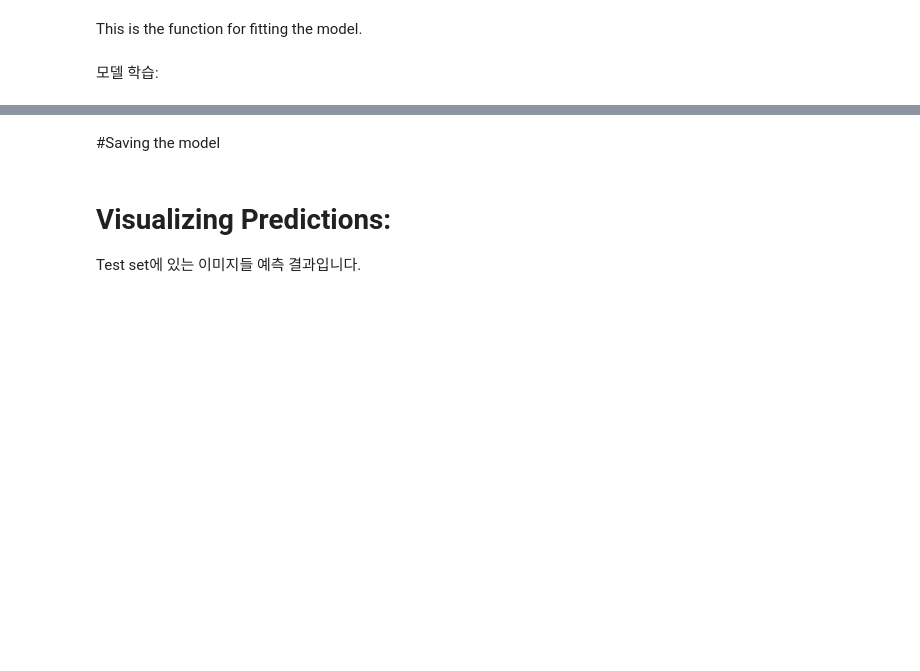
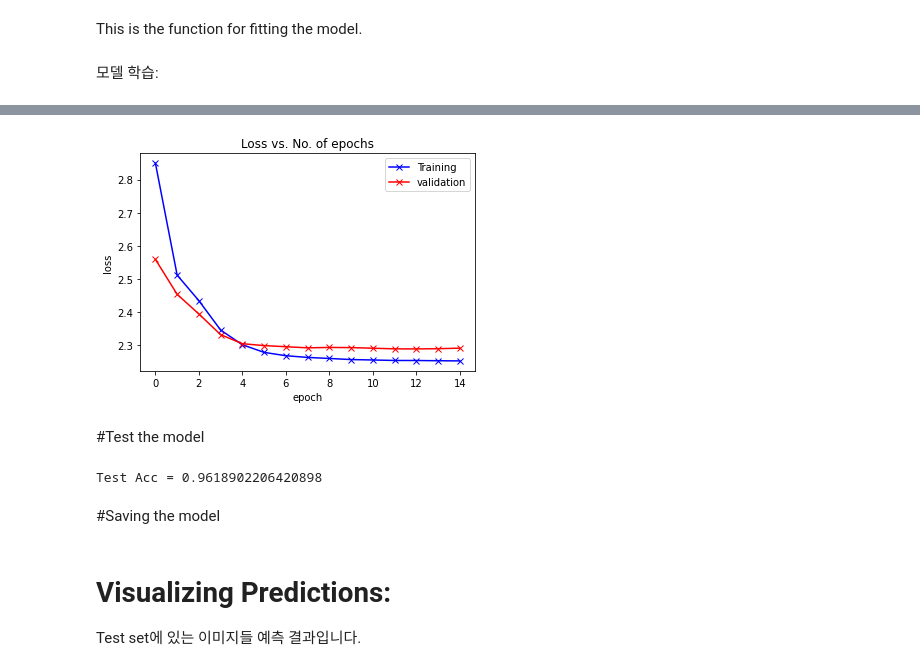
Before and after one commit to ederror/trash-classification-model, a Jupyter notebook: pytorch-garbage-classification.ipynb, the cells around one changed output, grey strips where cells are left out. Saved outputs shown, nothing was run; the diff lists cells and outputs as text; code cells hidden in the pictures; blank space fills up the shorter version.

```diff
--- a/pytorch-garbage-classification.ipynb
+++ b/pytorch-garbage-classification.ipynb
@@ -38,3 +47,8 @@ transformations = transforms.Compose([transforms.Resize(256),
                                       transforms.Normalize(mean=[0.485, 0.456, 0.406], std=[0.229, 0.224, 0.225])])
 
 dataset = ImageFolder(data_dir, transform = transformations)
+# %%
+test_len = int(len(dataset) * 0.1)
+train_len = len(dataset) - test_len
+train_ds, test_ds = random_split(dataset, [train_len, test_len])
+len(train_ds), len(test_ds)
@@ -104,7 +120,7 @@ class TrashNet(nn.Module):
 
     def __init__(self):
         super().__init__()
-        self.backbone = models.resnet34(pretrained=True)
+        self.backbone = models.resnext50_32x4d(pretrained=True)
         self.backbone.fc = nn.Linear(self.backbone.fc.in_features, len(dataset.classes))
 
     def forward(self, xb):
@@ -117,12 +133,12 @@ class TrashNet(nn.Module):
         loss = F.cross_entropy(out, labels)
         return loss
 
-    def test(self, batch):
+    def validation(self, batch):
         images, labels = batch
         out = self(images)
         loss = F.cross_entropy(out, labels)
         acc = accuracy(out, labels)
-        return {'test_loss': loss.detach(), 'test_acc': acc}
+        return {'validation_loss': loss.detach(), 'validation_acc': acc}
 # %% [markdown]
 ## GPU 병렬 처리:
 # %%
@@ -253,15 +257,25 @@ plot_accuracies(history)
 # %%
 def plot_losses(history):
     train_losses = [x.get('train_loss') for x in history]
-    test_losses = [x['test_loss'] for x in history]
+    validation_losses = [x['validation_loss'] for x in history]
     plt.plot(train_losses, '-bx')
-    plt.plot(test_losses, '-rx')
+    plt.plot(validation_losses, '-rx')
     plt.xlabel('epoch')
     plt.ylabel('loss')
-    plt.legend(['Training', 'Test'])
+    plt.legend(['Training', 'validation'])
     plt.title('Loss vs. No. of epochs');
 
 plot_losses(history)
+# %% [output]
+[figure, added]
+# %% [markdown]
+#Test the model
+# %%
+test_dl = DataLoader(test_ds, batch_size, num_workers=2, pin_memory = True)
+result = evaluate(model, test_dl)
+print(f"Test Acc = {result['validation_acc']}")
+# %% [output]
+Test Acc = 0.9618902206420898
 # %% [markdown]
 #Saving the model
 # %%
```
Also changed, not shown: parts of 6 cells of this notebook.
